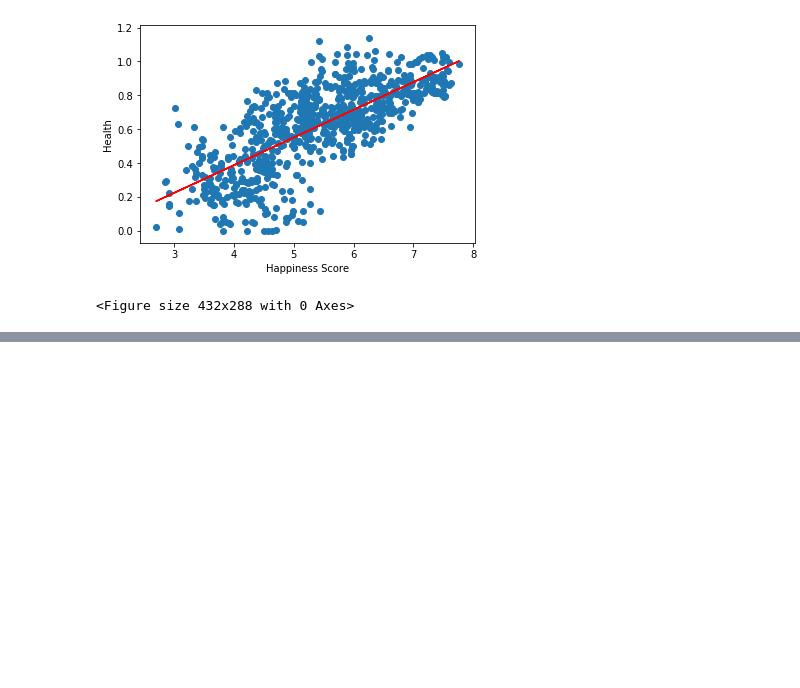
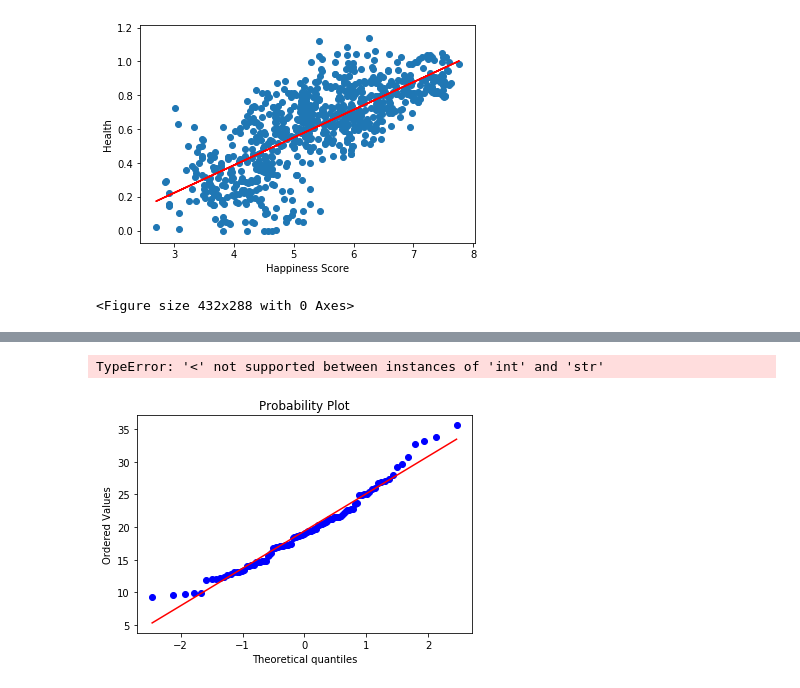
Before and after one commit to cquiroz31/G1_Project_1, a Jupyter notebook: clean_data.ipynb, the cells around one changed output, grey strips where cells are left out. Drawn from its saved outputs; the diff is of its cells as text; code cells hidden in the pictures; blank space fills up the shorter version.

Commit message:
saving screenshots of visuals

```diff
--- a/clean_data.ipynb
+++ b/clean_data.ipynb
@@ -451,4 +464,11 @@ plt.show()
+# %%
+fig = sm.qqplot(main_data, line='45')
+plt.show()
+# %% [output]
+TypeError: '<' not supported between instances of 'int' and 'str'
 # %%
-#main_data = np.random.normal(loc = 20, scale = 5, size=100)
-st.probplot(main_data, dist="norm", plot=pylab)
+play_data = np.random.normal(loc = 20, scale = 5, size=100)
+st.probplot(play_data, dist="norm", plot=pylab)
 pylab.show()
+# %% [output]
+[figure, added]
```
Also changed, not shown: parts of 12 cells of this notebook, 7 other files.
